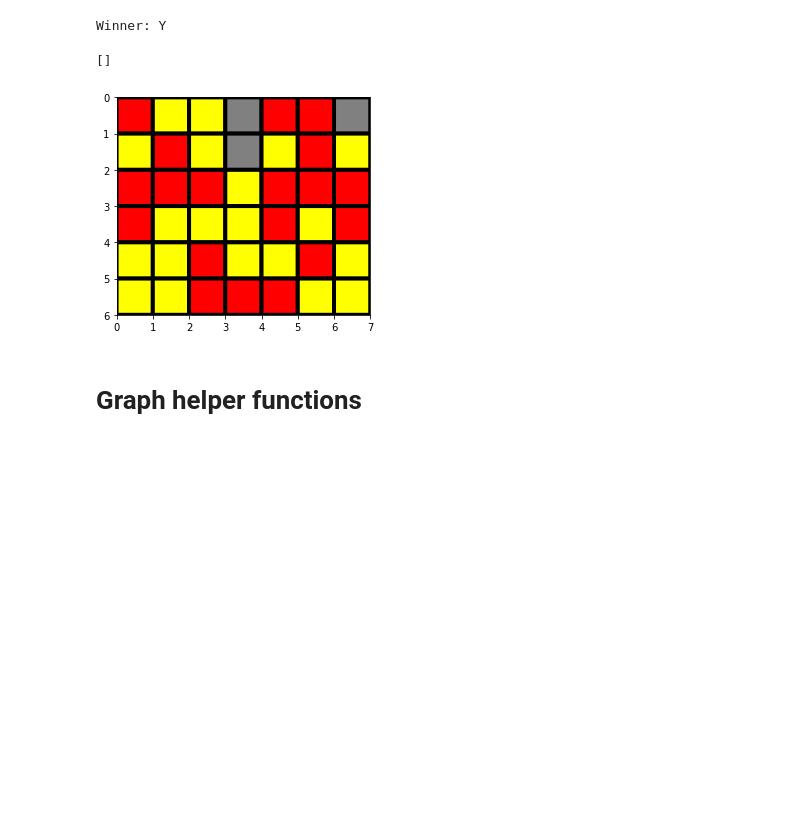
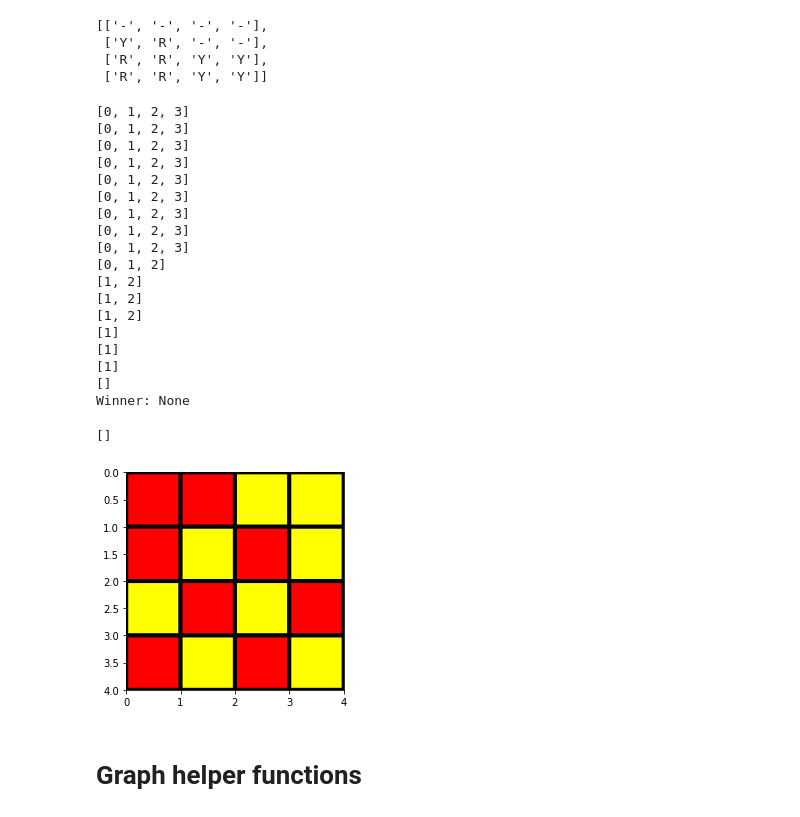
Before and after one commit to davidrossouw/cloud-run, a Jupyter notebook: connect4/connect4_game.ipynb, the cells around one changed output. Cells and saved outputs as stored; diff of their text form; code cells hidden in the pictures; blank space fills up the shorter version.

```diff
--- a/connect4/connect4_game.ipynb
+++ b/connect4/connect4_game.ipynb
@@ -86,37 +93,70 @@ def plotBoard(board):
     #ax.set_axis_off()
     ax.set_aspect('equal')
     return ax
+# %%
+string2board(board_string)
+# %% [output]
+[['-', '-', '-', '-'],
+ ['Y', 'R', '-', '-'],
+ ['R', 'R', 'Y', 'Y'],
+ ['R', 'R', 'Y', 'Y']]
 # %%
+# board = [
+#     ['-', '-', '-', '-', '-', '-', '-'],
+#     ['-', '-', '-', '-', '-', '-', '-'],
+#     ['-', '-', '-', '-', '-', '-', '-'],
+#     ['-', '-', '-', '-', '-', '-', '-'],
+#     ['-', '-', '-', '-', '-', '-', '-'],
+#     ['-', '-', '-', '-', '-', '-', '-']
+# ]
+
 board = [
-    ['-', '-', '-', '-', '-', '-', '-'],
-    ['-', '-', '-', '-', '-', '-', '-'],
-    ['-', '-', '-', '-', '-', '-', '-'],
-    ['-', '-', '-', '-', '-', '-', '-'],
-    ['-', '-', '-', '-', '-', '-', '-'],
-    ['-', '-', '-', '-', '-', '-', '-']
+    ['-', '-', '-', '-'],
+    ['-', '-', '-', '-'],
+    ['-', '-', '-', '-'],
+    ['-', '-', '-', '-']
 ]
-
 
 player = 'Y'
 winner = None
 while not winner:
     moves = moves_available(board)
+    print(moves)
+    if not moves:
+        break
     move = random.choice(moves)
     #print(f'Player: {player}, Move: {move}')
 
     board = play(board=board, player=player, column=move)
     winner = checkWin(board)
 
     # switch players
     player = {'Y': 'R', 'R': 'Y'}.get(player)
 
 print(f'Winner: {winner}')
 ax = plotBoard(board)
 ax.plot()
 # %% [output]
-Winner: Y
+[0, 1, 2, 3]
+[0, 1, 2, 3]
+[0, 1, 2, 3]
+[0, 1, 2, 3]
+[0, 1, 2, 3]
+[0, 1, 2, 3]
+[0, 1, 2, 3]
+[0, 1, 2, 3]
+[0, 1, 2, 3]
+[0, 1, 2]
+[1, 2]
+[1, 2]
+[1, 2]
+[1]
+[1]
+[1]
+[]
+Winner: None
 []
-[figure, old version]
+[figure, new version]
 # %% [markdown]
 # Graph helper functions
 # %%
```
Also changed, not shown: parts of 21 cells of this notebook.
